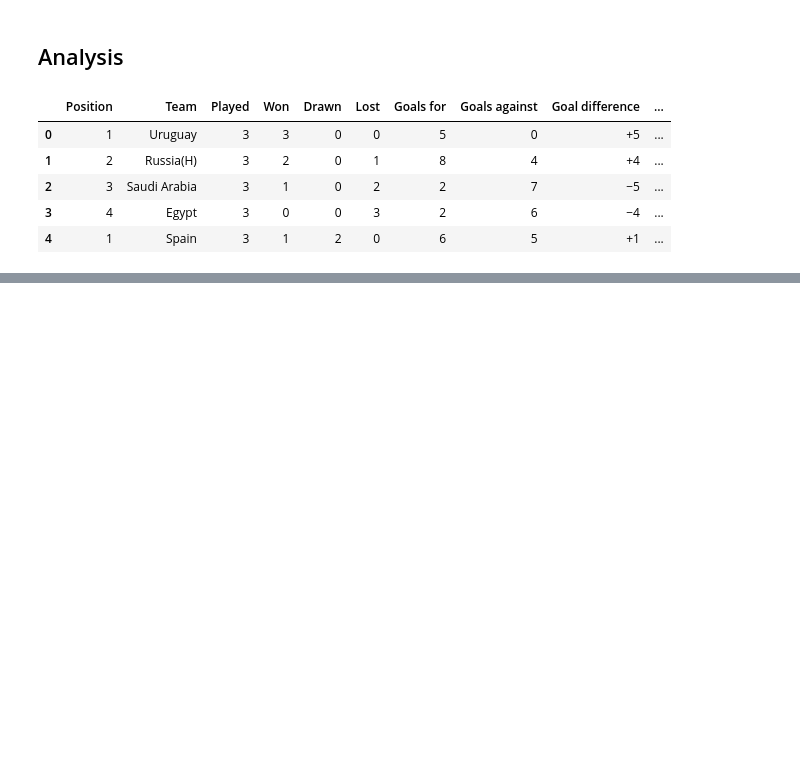
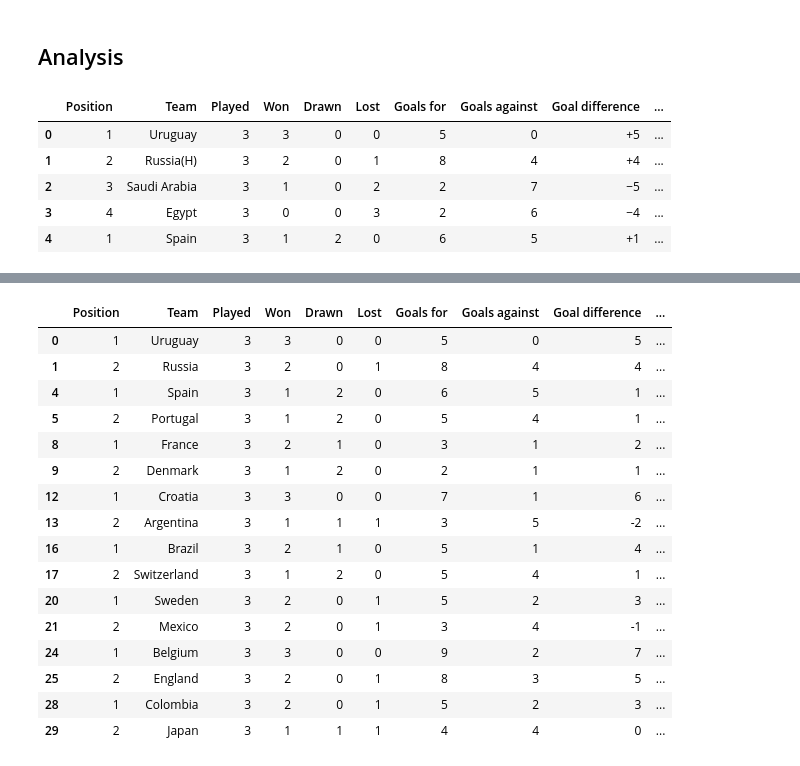
Before and after one commit to DSIG-NITC/Sesssion-1-Intro-to-data-science, a Jupyter notebook: Assignment1- Let's Football!.ipynb, the cells around one changed output, grey strips where cells are left out. Cells and saved outputs as stored; diff of their text form; code cells hidden in the pictures; blank space fills up the shorter version.

```diff
--- a/Assignment1- Let's Football!.ipynb
+++ b/Assignment1- Let's Football!.ipynb
@@ -554,0 +769,13 @@ df.head()
+# %%
+### Let's change all the 'minus'es to 'hyphen-minus'es
+
+import re
+
+def replace_hyphen(string):
+    modified_string = re.sub(u"\u2212", "-", string)
+    return modified_string
+
+
+df_fifa18['Goal difference'] = df_fifa18['Goal difference'].apply(replace_hyphen)
+# %%
+df_fifa18['Goal difference'] = df_fifa18['Goal difference'].astype('int')
@@ -554,0 +784,4 @@ df.head()
+# %%
+# now "int"ify the Points column
+
+df_fifa18 = df_fifa18['Points'].astype('int')
@@ -554,0 +817,7 @@ df.head()
+# %%
+def remove_non_numeric(string):
+    modified_string = re.sub("[^0-9]", "", string)
+    return modified_string
+
+df_fifa18['Points'] = df_fifa18['Points'].apply(remove_non_numeric)
+df_fifa18['Points'] = df_fifa18['Points'].astype('int')
@@ -554,0 +880,24 @@ df.head()
+# %%
+#TODO: Create a df with data of teams that qualified from each group to the Round of 16
+#Hint: Select teams with appropriate 'Position' value
+
+df_teams_round_16 = df_fifa18[df_fifa18['Position'].isin([1, 2])]
+df_teams_round_16
+# %% [output]
+|  | Position | Team | Played | Won | Drawn | Lost | Goals for | Goals against | Goal difference | ... |
+| 0 | 1 | Uruguay | 3 | 3 | 0 | 0 | 5 | 0 | 5 | ... |
+| 1 | 2 | Russia | 3 | 2 | 0 | 1 | 8 | 4 | 4 | ... |
+| 4 | 1 | Spain | 3 | 1 | 2 | 0 | 6 | 5 | 1 | ... |
+| 5 | 2 | Portugal | 3 | 1 | 2 | 0 | 5 | 4 | 1 | ... |
+| 8 | 1 | France | 3 | 2 | 1 | 0 | 3 | 1 | 2 | ... |
+| 9 | 2 | Denmark | 3 | 1 | 2 | 0 | 2 | 1 | 1 | ... |
+| 12 | 1 | Croatia | 3 | 3 | 0 | 0 | 7 | 1 | 6 | ... |
+| 13 | 2 | Argentina | 3 | 1 | 1 | 1 | 3 | 5 | -2 | ... |
+| 16 | 1 | Brazil | 3 | 2 | 1 | 0 | 5 | 1 | 4 | ... |
+| 17 | 2 | Switzerland | 3 | 1 | 2 | 0 | 5 | 4 | 1 | ... |
+| 20 | 1 | Sweden | 3 | 2 | 0 | 1 | 5 | 2 | 3 | ... |
+| 21 | 2 | Mexico | 3 | 2 | 0 | 1 | 3 | 4 | -1 | ... |
+| 24 | 1 | Belgium | 3 | 3 | 0 | 0 | 9 | 2 | 7 | ... |
+| 25 | 2 | England | 3 | 2 | 0 | 1 | 8 | 3 | 5 | ... |
+| 28 | 1 | Colombia | 3 | 2 | 0 | 1 | 5 | 2 | 3 | ... |
+| 29 | 2 | Japan | 3 | 1 | 1 | 1 | 4 | 4 | 0 | ... |
```
Also changed, not shown: parts of 46 cells of this notebook.
